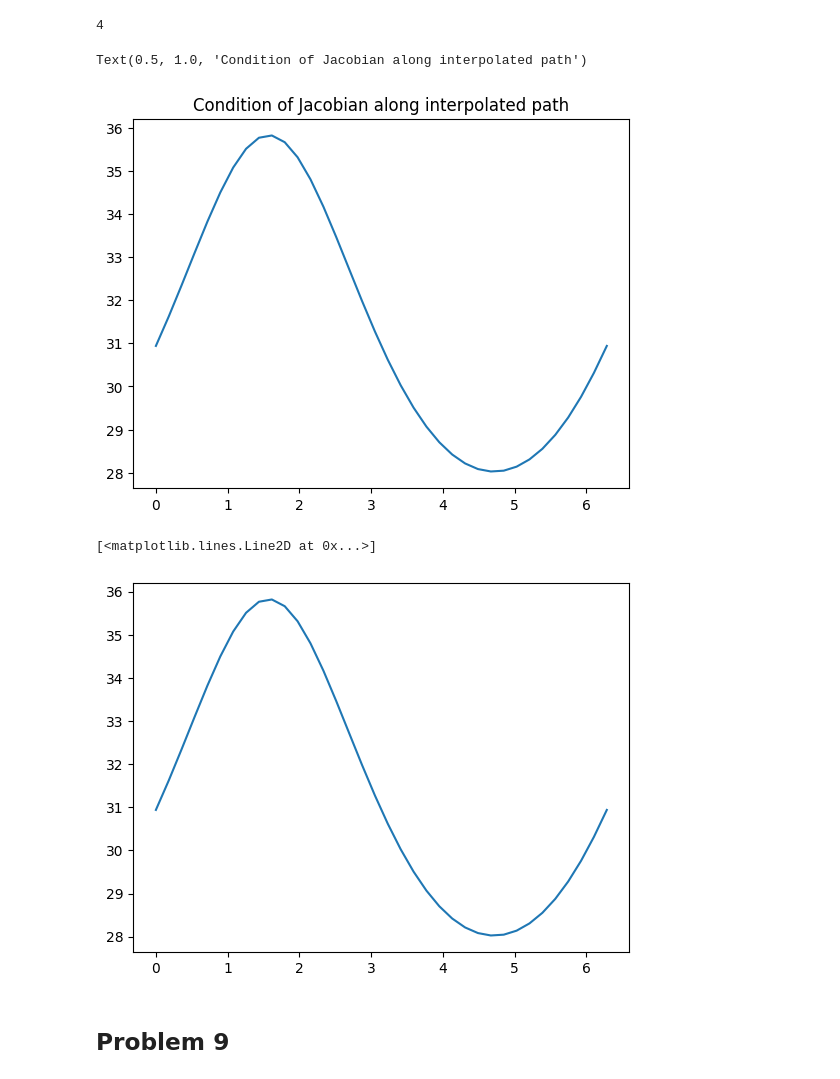
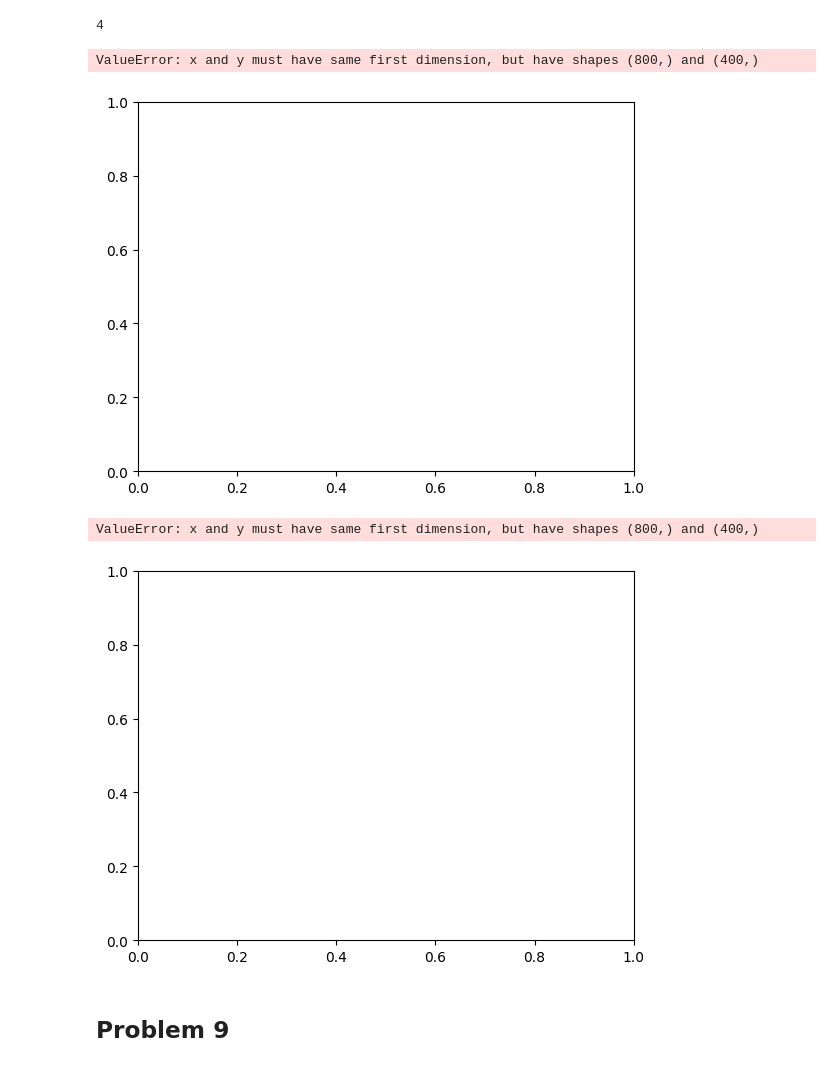
Before and after one commit to RaixSplitter/34753-Robotics-Project, a Jupyter notebook: notebooks/calculations.ipynb, the cells around one changed output. Saved outputs shown, nothing was run; the diff lists cells and outputs as text; code cells hidden in the pictures.

```diff
--- a/notebooks/calculations.ipynb
+++ b/notebooks/calculations.ipynb
@@ -409,7 +414,7 @@ def angular_velocity(phi, velocity):
     assert round(float(ang_vel_size),8) == round(float(velocity**2),8)
     return ang_vel
 # %%
-N_POINTS = 9
+N_POINTS = 5
 
 
 velocities = [Matrix([0,0,0])] + [angular_velocity(phi, 27/1000) for phi in np.linspace(0, float(2*pi), N_POINTS)][1:-1] + [Matrix([0,0,0])]
@@ -534,16 +562,18 @@ np.linalg.matrix_rank( np.array(jacobian_circle_angle(J_end, max_cond_angle, 0,
 # %% [output]
 4
 # %%
+angles = np.linspace(0, 2*np.pi, 800)
+conditions = [np.linalg.cond(np.array(J_path).astype(np.float64)) for J_path in jacobian_paths]
 plt.plot(angles,conditions)
 plt.title("Condition of Jacobian along interpolated path")
 # %% [output]
-Text(0.5, 1.0, 'Condition of Jacobian along interpolated path')
+ValueError: x and y must have same first dimension, but have shapes (800,) and (400,)
-[figure, old version]
+[figure, new version]
 # %%
 plt.plot(angles,conditions)
 # %% [output]
-[<matplotlib.lines.Line2D at 0x...>]
+ValueError: x and y must have same first dimension, but have shapes (800,) and (400,)
-[figure, old version]
+[figure, new version]
 # %% [markdown]
 ## Problem 9
 # %%
```
Also changed, not shown: parts of 3 cells of this notebook.
